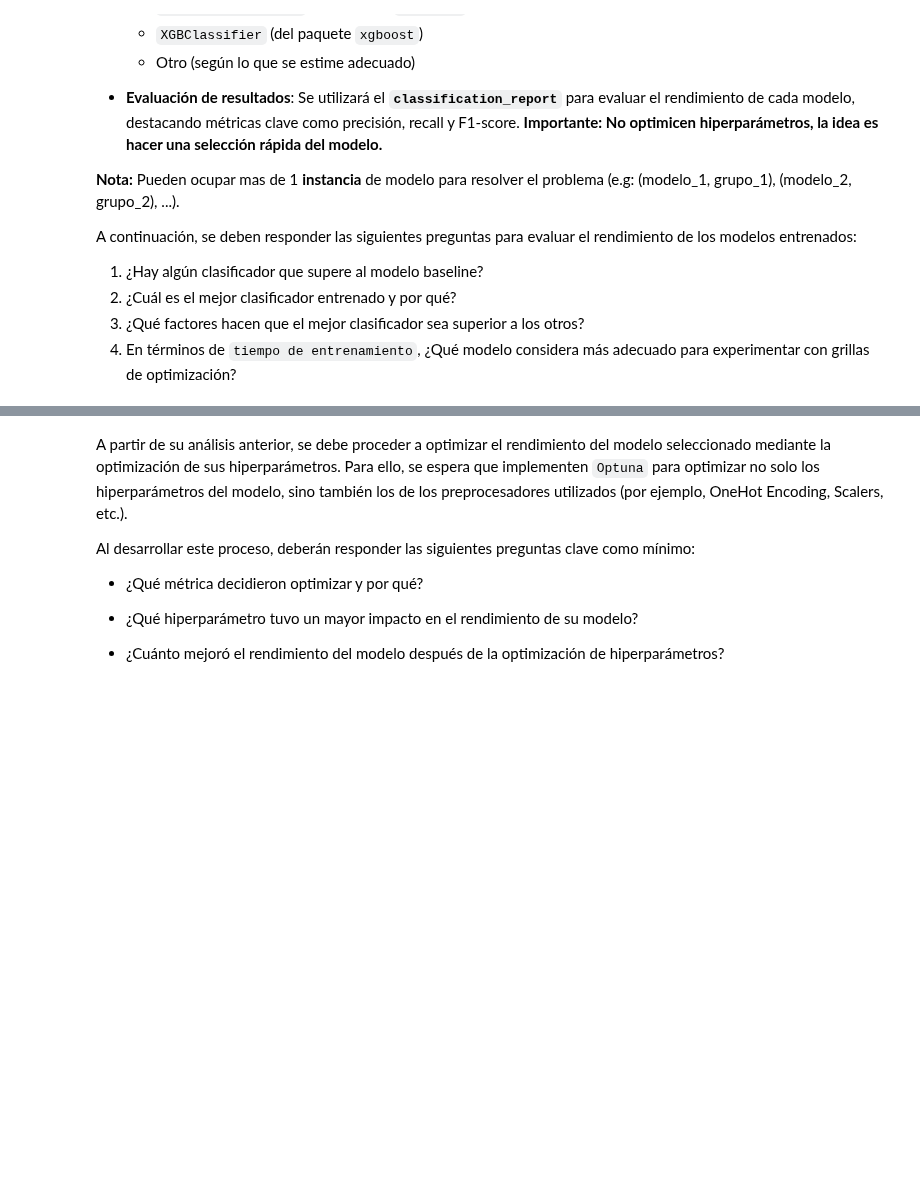
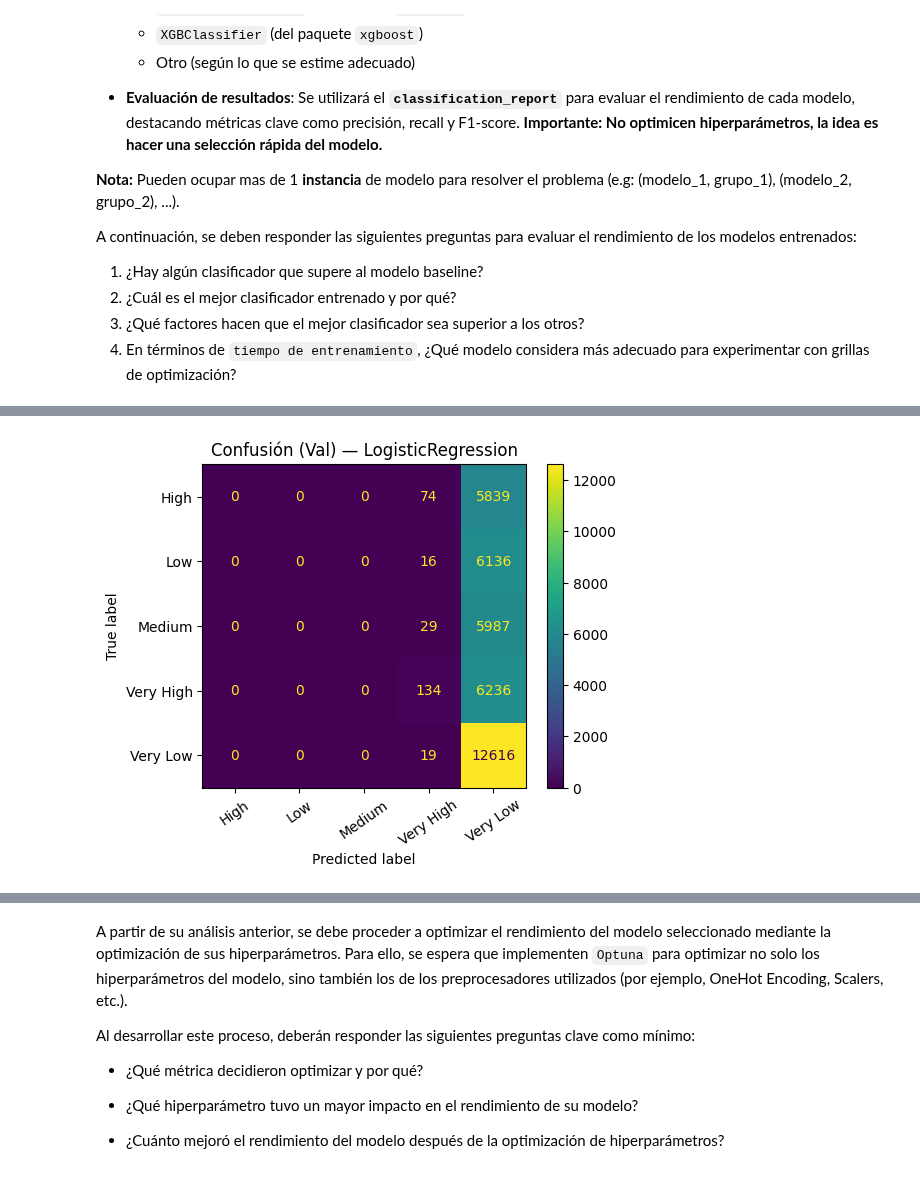
Before and after one commit to jesuvalenzuela/NanSquad, a Jupyter notebook: Proyecto/entrega1/enunciado_entrega1.ipynb, the cells around one changed output, grey strips where cells are left out. Drawn from its saved outputs; the diff is of its cells as text; code cells hidden in the pictures; blank space fills up the shorter version.

Commit message:
orden y limpieza de codigo

```diff
--- a/Proyecto/entrega1/enunciado_entrega1.ipynb
+++ b/Proyecto/entrega1/enunciado_entrega1.ipynb
@@ -1222,0 +939,81 @@ weighted avg      0.449     0.467     0.451     37086
+# %%
+# Desarrolle aquí su código
+
+# 1) Modelos a comparar
+models = {
+    "LogisticRegression": LogisticRegression(random_state=42),
+
+    "LinearSVC": LinearSVC(random_state=42),
+
+    "DecisionTree": DecisionTreeClassifier(random_state=42),
+
+    "RandomForest": RandomForestClassifier(random_state=42),
+
+    "KNN": KNeighborsClassifier(),
+
+    "XGBoost": XGBClassifier(random_state=42),
+
+    "LightGBM": lgb.LGBMClassifier(random_state=42)
+}
+
+# 2) Entrenar y evaluar en VALIDACIÓN
+results = []
+
+for name, clf in models.items():
+    if name == "XGBoost":
+        # Adaptar y
+        label_encoder = LabelEncoder()
+        y_train_ = label_encoder.fit_transform(y_train)
+        y_val_ = label_encoder.transform(y_val)
+    else:
+        y_train_ = y_train
+        y_val_ = y_val
+
+    # Pipeline
+    pipe = Pipeline([
+        ('pre-processing', pipeline_preprocesamiento),
+        ('clf', clf)
+        ])
+
+    # Entrenamiento
+    t0 = perf_counter()
+    pipe.fit(X_train, y_train_)
+    t_train = perf_counter() - t0
+
+    t1 = perf_counter()
+    y_pred_val = pipe.predict(X_val)
+    t_pred = perf_counter() - t1
+
+    # Métricas
+    if name == "XGBoost":
+        # Deshacer encoding
+        y_pred_val = label_encoder.inverse_transform(y_pred_val)
+
+    print(f"\n=== {name} — VALIDACIÓN ===")
+    print(classification_report(y_val, y_pred_val, digits=3))
+
+    # Matriz de confusión (val)
+    fig, ax = plt.subplots(figsize=(5.5, 4.5))
+    ConfusionMatrixDisplay.from_predictions(y_val, y_pred_val, ax=ax, xticks_rotation=35)
+    ax.set_title(f"Confusión (Val) — {name}")
+    plt.tight_layout()
+    plt.show()
+
+    results.append({
+        "model": name,
+        "val_macro_f1": f1_score(y_val, y_pred_val, average="macro"),
+        "val_accuracy": accuracy_score(y_val, y_pred_val),
+        "train_time_s": t_train,
+        "pred_time_s": t_pred,
+        "total_time_s": t_train + t_pred
+    })
+
+# 3) Resumen y elección de mejor modelo
+summary = pd.DataFrame(results).sort_values("val_macro_f1", ascending=False).reset_index(drop=True)
+print("\n=== RESUMEN VALIDACIÓN (ordenado por macro-F1) ===")
+display(summary)
+
+best_name = summary.loc[0, "model"]
+best_clf  = models[best_name]
+print(f"\n Mejor modelo por macro-F1 (validación): {best_name}")
+# %% [output]
@@ -1222,0 +1032 @@ weighted avg      0.449     0.467     0.451     37086
+[figure, added]
```
Also changed, not shown: parts of 21 cells of this notebook, 2 other files.
